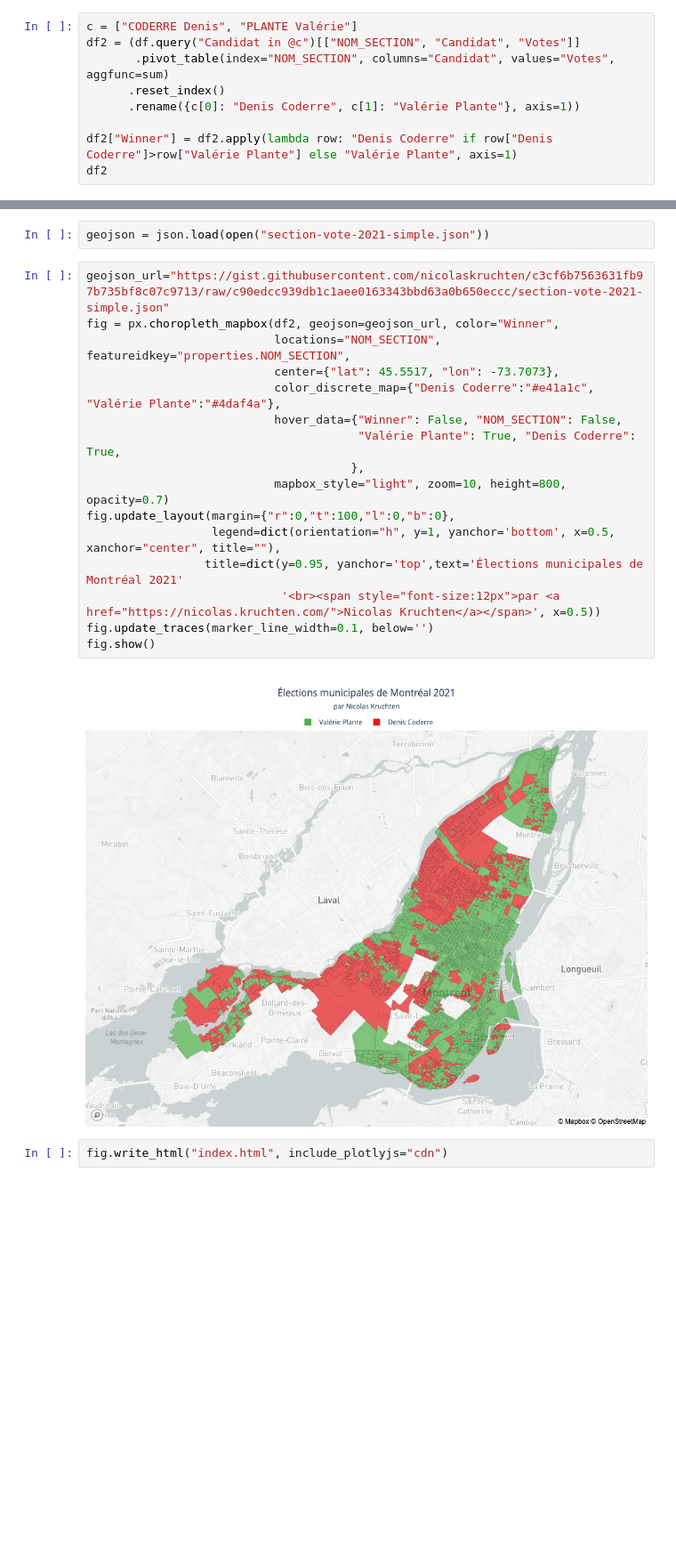
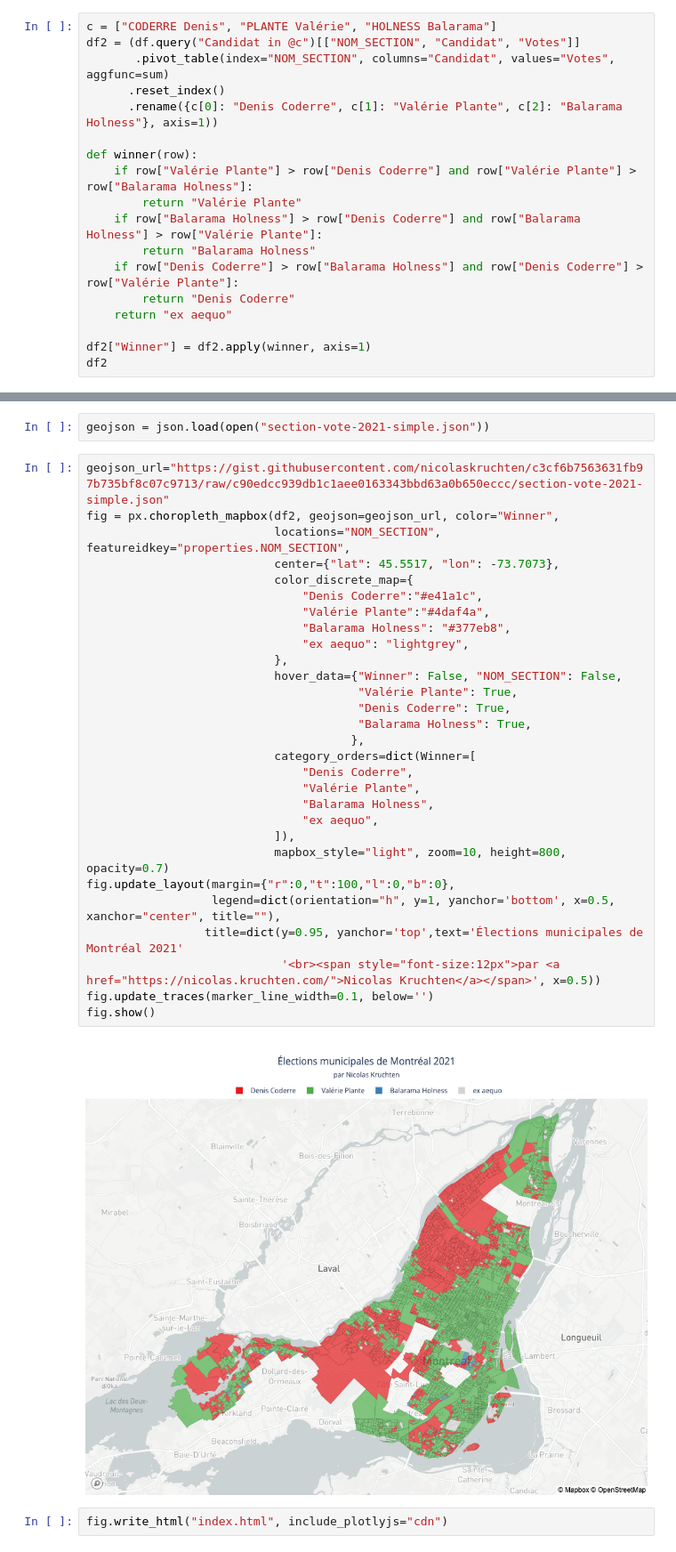
Before and after one commit to nicolaskruchten/mtlelection2021bysection, a Jupyter notebook: Untitled.ipynb, the cells around one changed output, grey strips where cells are left out. Shown at 89% size. Drawn from its saved outputs; the diff is of its cells as text; blank space fills up the shorter version.

Commit message:
holness

```diff
--- a/Untitled.ipynb
+++ b/Untitled.ipynb
@@ -10,12 +10,21 @@ Columns (2) have mixed types.Specify dtype option on import or set low_memory=Fa
 # %%
 df["NOM_SECTION"] = df.apply(lambda row: str(row["DistrictID"]).zfill(3) +"-"+ str(row["Bureau"]).replace("a","").replace("b","").zfill(3), axis=1)
 # %%
-c = ["CODERRE Denis", "PLANTE Valérie"]
+c = ["CODERRE Denis", "PLANTE Valérie", "HOLNESS Balarama"]
 df2 = (df.query("Candidat in @c")[["NOM_SECTION", "Candidat", "Votes"]]
        .pivot_table(index="NOM_SECTION", columns="Candidat", values="Votes", aggfunc=sum)
       .reset_index()
-      .rename({c[0]: "Denis Coderre", c[1]: "Valérie Plante"}, axis=1))
+      .rename({c[0]: "Denis Coderre", c[1]: "Valérie Plante", c[2]: "Balarama Holness"}, axis=1))
 
-df2["Winner"] = df2.apply(lambda row: "Denis Coderre" if row["Denis Coderre"]>row["Valérie Plante"] else "Valérie Plante", axis=1)
+def winner(row):
+    if row["Valérie Plante"] > row["Denis Coderre"] and row["Valérie Plante"] > row["Balarama Holness"]:
+        return "Valérie Plante"
+    if row["Balarama Holness"] > row["Denis Coderre"] and row["Balarama Holness"] > row["Valérie Plante"]:
+        return "Balarama Holness"
+    if row["Denis Coderre"] > row["Balarama Holness"] and row["Denis Coderre"] > row["Valérie Plante"]:
+        return "Denis Coderre"
+    return "ex aequo"
+
+df2["Winner"] = df2.apply(winner, axis=1)
 df2
 # %% [output]
@@ -39,20 +48,33 @@ geojson = json.load(open("section-vote-2021-simple.json"))
 # %%
 geojson_url="https://gist.githubusercontent.com/nicolaskruchten/c3cf6b7563631fb97b735bf8c07c9713/raw/c90edcc939db1c1aee0163343bbd63a0b650eccc/section-vote-2021-simple.json"
 fig = px.choropleth_mapbox(df2, geojson=geojson_url, color="Winner",
                            locations="NOM_SECTION", featureidkey="properties.NOM_SECTION",
                            center={"lat": 45.5517, "lon": -73.7073},
-                           color_discrete_map={"Denis Coderre":"#e41a1c", "Valérie Plante":"#4daf4a"},
+                           color_discrete_map={
+                               "Denis Coderre":"#e41a1c",
+                               "Valérie Plante":"#4daf4a",
+                               "Balarama Holness": "#377eb8",
+                               "ex aequo": "lightgrey",
+                           },
                            hover_data={"Winner": False, "NOM_SECTION": False,
-                                       "Valérie Plante": True, "Denis Coderre": True,
+                                       "Valérie Plante": True,
+                                       "Denis Coderre": True,
+                                       "Balarama Holness": True,
                                       },
+                           category_orders=dict(Winner=[
+                               "Denis Coderre",
+                               "Valérie Plante",
+                               "Balarama Holness",
+                               "ex aequo",
+                           ]),
                            mapbox_style="light", zoom=10, height=800, opacity=0.7)
 fig.update_layout(margin={"r":0,"t":100,"l":0,"b":0},
                   legend=dict(orientation="h", y=1, yanchor='bottom', x=0.5, xanchor="center", title=""),
                  title=dict(y=0.95, yanchor='top',text='Élections municipales de Montréal 2021'
                             '<br><span style="font-size:12px">par <a href="https://nicolas.kruchten.com/">Nicolas Kruchten</a></span>', x=0.5))
 fig.update_traces(marker_line_width=0.1, below='')
 fig.show()
 # %% [output]
-[figure, old version]
+[figure, new version]
 # %%
 fig.write_html("index.html", include_plotlyjs="cdn")
```
Also changed, not shown: parts of 1 cell of this notebook, 1 other file.
